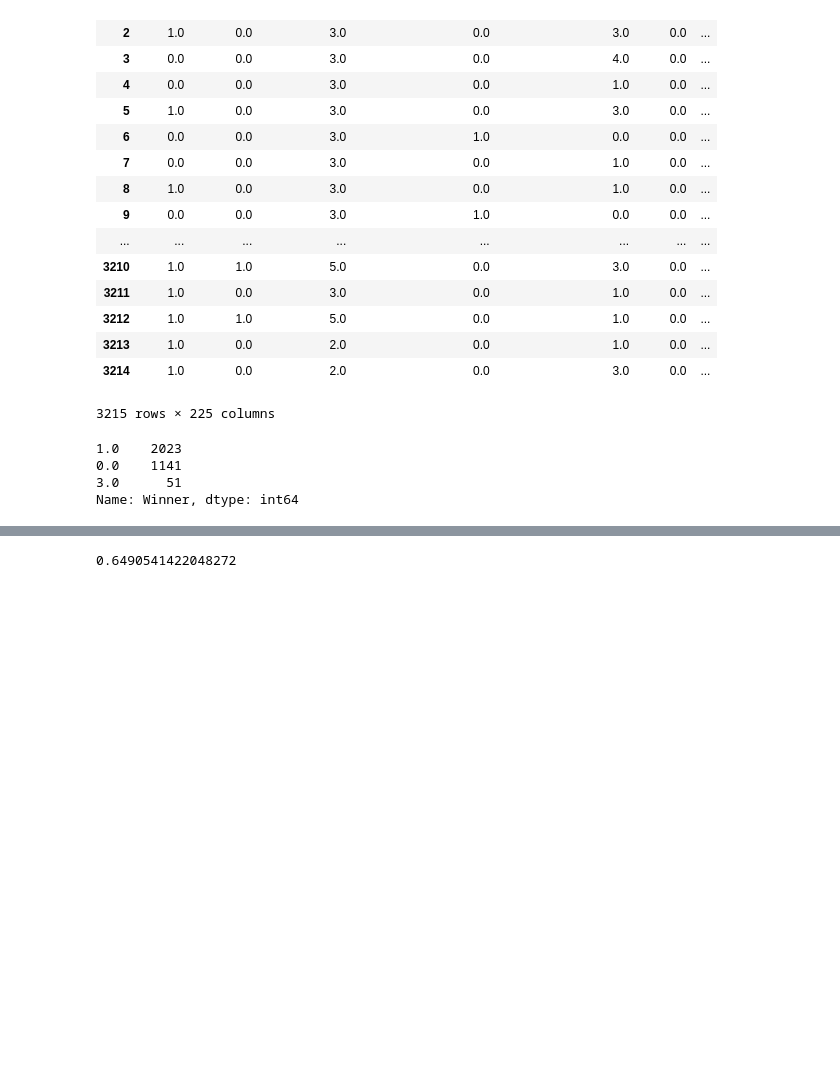
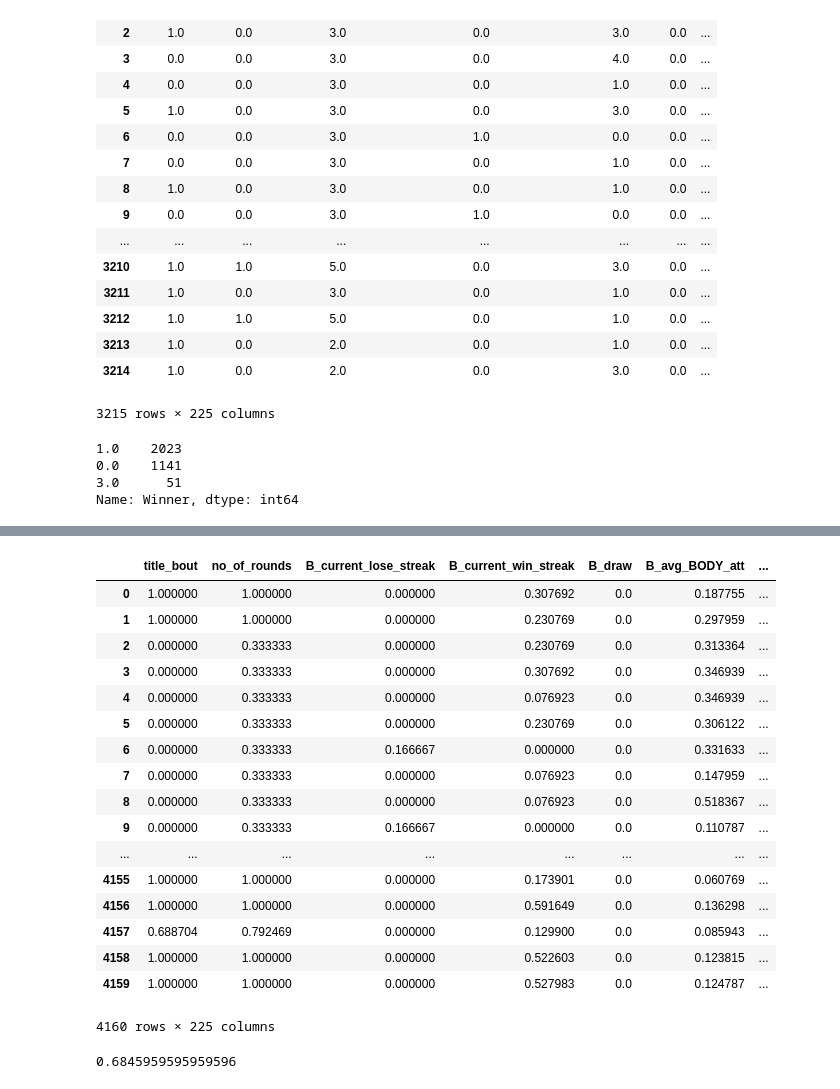
Before and after one commit to peteryph/Kaggle-Heart-Disease-UCI, a Jupyter notebook: UFC fight club.ipynb, the cells around one changed output, grey strips where cells are left out. Drawn from its saved outputs; the diff is of its cells as text; code cells hidden in the pictures; blank space fills up the shorter version.

```diff
--- a/UFC fight club.ipynb
+++ b/UFC fight club.ipynb
@@ -222,3 +273,24 @@ sampled_df["Winner"] = Y_rus
+# %%
+df.loc[:,~df.columns.duplicated()]
+# %% [output]
+|  | title_bout | no_of_rounds | B_current_lose_streak | B_current_win_streak | B_draw | B_avg_BODY_att | ... |
+| 0 | 1.000000 | 1.000000 | 0.000000 | 0.307692 | 0.0 | 0.187755 | ... |
+| 1 | 1.000000 | 1.000000 | 0.000000 | 0.230769 | 0.0 | 0.297959 | ... |
+| 2 | 0.000000 | 0.333333 | 0.000000 | 0.230769 | 0.0 | 0.313364 | ... |
+| 3 | 0.000000 | 0.333333 | 0.000000 | 0.307692 | 0.0 | 0.346939 | ... |
+| 4 | 0.000000 | 0.333333 | 0.000000 | 0.076923 | 0.0 | 0.346939 | ... |
+| 5 | 0.000000 | 0.333333 | 0.000000 | 0.230769 | 0.0 | 0.306122 | ... |
+| 6 | 0.000000 | 0.333333 | 0.166667 | 0.000000 | 0.0 | 0.331633 | ... |
+| 7 | 0.000000 | 0.333333 | 0.000000 | 0.076923 | 0.0 | 0.147959 | ... |
+| 8 | 0.000000 | 0.333333 | 0.000000 | 0.076923 | 0.0 | 0.518367 | ... |
+| 9 | 0.000000 | 0.333333 | 0.166667 | 0.000000 | 0.0 | 0.110787 | ... |
+| ... | ... | ... | ... | ... | ... | ... | ... |
+| 4155 | 1.000000 | 1.000000 | 0.000000 | 0.173901 | 0.0 | 0.060769 | ... |
+| 4156 | 1.000000 | 1.000000 | 0.000000 | 0.591649 | 0.0 | 0.136298 | ... |
+| 4157 | 0.688704 | 0.792469 | 0.000000 | 0.129900 | 0.0 | 0.085943 | ... |
+| 4158 | 1.000000 | 1.000000 | 0.000000 | 0.522603 | 0.0 | 0.123815 | ... |
+| 4159 | 1.000000 | 1.000000 | 0.000000 | 0.527983 | 0.0 | 0.124787 | ... |
+4160 rows × 225 columns
 # %%
 dataset = shuffle(sampled_df)
 
@@ -241,9 +313,9 @@ Test_Y = Valid_dataset["Winner"].to_numpy(dtype = int)
 NN = MLPClassifier(solver='adam',  # weight optimization
                     activation='relu',  # activation function
                     alpha=1e-2, # Regularizer value
-                    learning_rate_init = 0.001,
-#                     hidden_layer_sizes=(120,100,90), # layer and node (node,node) --> numbers of layers
+                    learning_rate_init = 0.07,
                     hidden_layer_sizes=(12,10,9), # layer and node (node,node) --> numbers of layers
+#                     hidden_layer_sizes=(128,64,32,16), # layer and node (node,node) --> numbers of layers
 
 
                   random_state=1, #random state
@@ -253,7 +325,7 @@ NN = MLPClassifier(solver='adam',  # weight optimization
 NN.fit(Train_X, Train_Y) # fit the neural network
 NN.score(Train_X,Train_Y)
 # %% [output]
-0.6490541422048272
+0.6845959595959596
 # %%
 print(sklearn.metrics.classification_report(Train_Y, NN.predict(Train_X)) )
 # %% [output]
```
Also changed, not shown: parts of 12 cells of this notebook.
